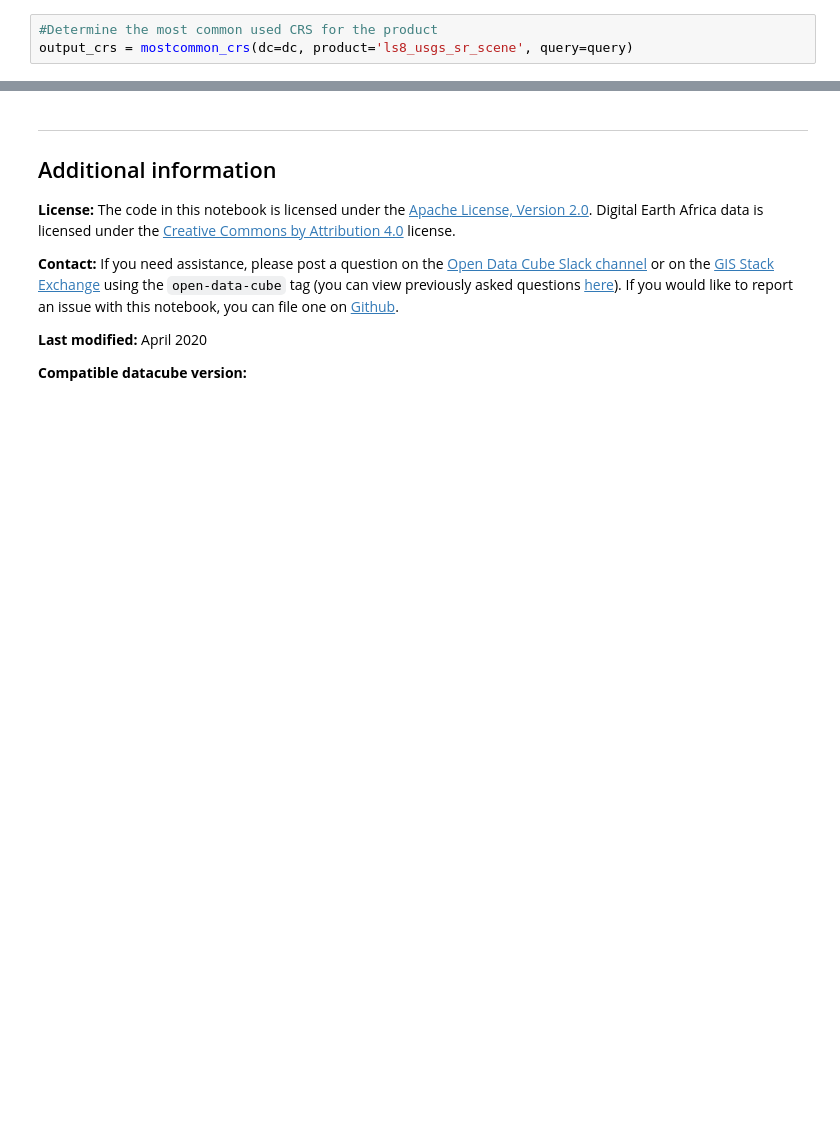
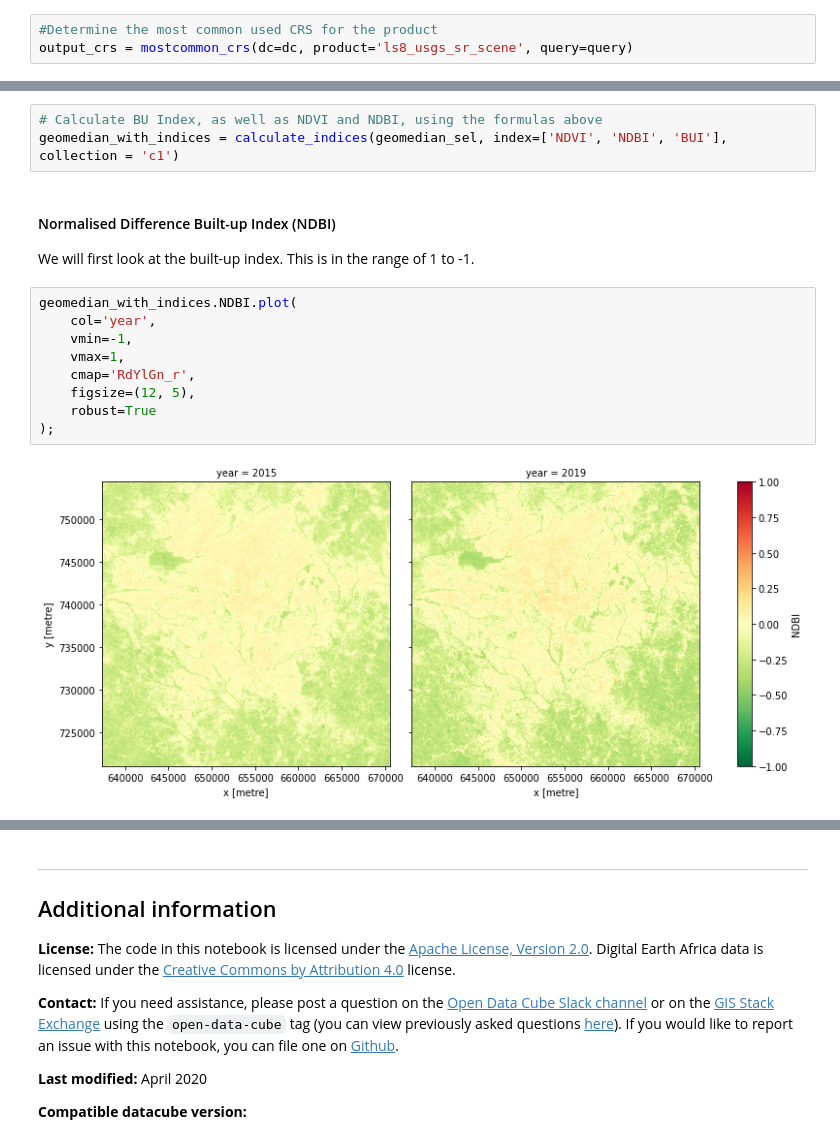
Before and after one commit to digitalearthafrica/deafrica-sandbox-notebooks, a Jupyter notebook: Frequently_used_code/DEA_urbanization.ipynb, the cells around one changed output, grey strips where cells are left out. Cells and saved outputs as stored; diff of their text form; blank space fills up the shorter version.

```diff
--- a/Frequently_used_code/DEA_urbanization.ipynb
+++ b/Frequently_used_code/DEA_urbanization.ipynb
@@ -226,0 +269,18 @@ print(change_urban.values)
+# %%
+# Calculate BU Index, as well as NDVI and NDBI, using the formulas above
+geomedian_with_indices = calculate_indices(geomedian_sel, index=['NDVI', 'NDBI', 'BUI'], collection = 'c1')
+# %% [markdown]
+#### Normalised Difference Built-up Index (NDBI)
+
+We will first look at the built-up index.  This is in the range of 1 to -1.
+# %%
+geomedian_with_indices.NDBI.plot(
+    col='year',
+    vmin=-1,
+    vmax=1,
+    cmap='RdYlGn_r',
+    figsize=(12, 5),
+    robust=True
+);
+# %% [output]
+[figure, added]
```
Also changed, not shown: parts of 51 cells of this notebook.
